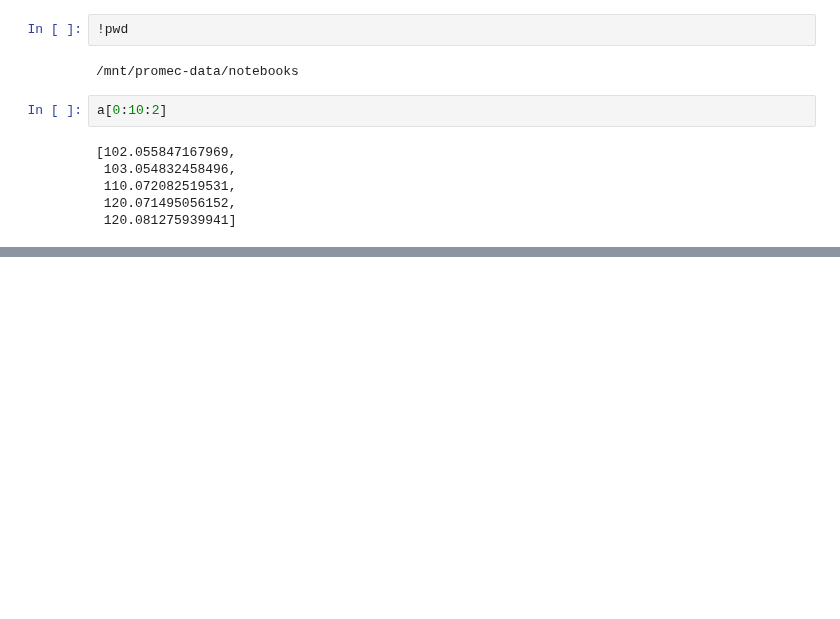
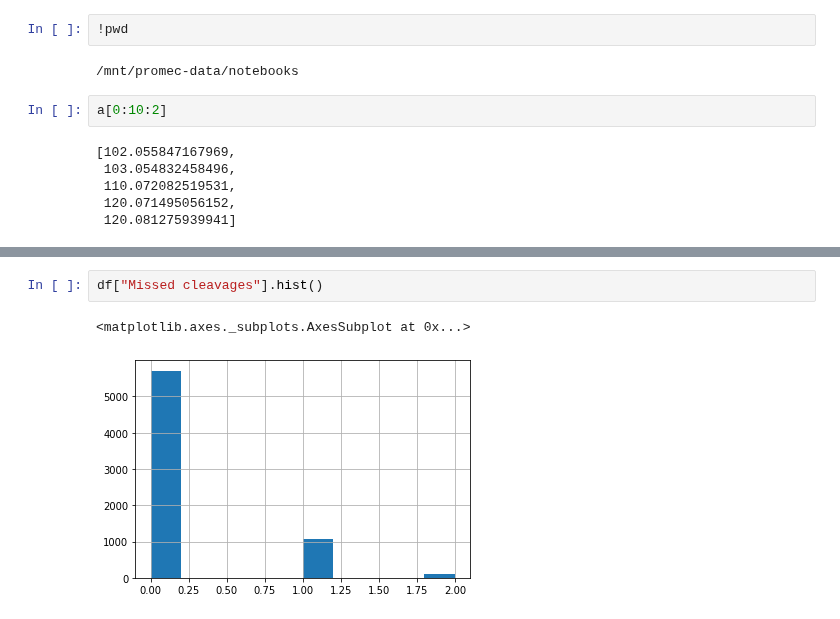
Before and after one commit to animesh/notebooks, a Jupyter notebook: pepFrag.ipynb, the cells around one changed output, grey strips where cells are left out. Saved outputs shown, nothing was run; the diff lists cells and outputs as text; blank space fills up the shorter version.

```diff
--- a/pepFrag.ipynb
+++ b/pepFrag.ipynb
@@ -122,0 +167,5 @@ a[0:10:2]
+# %%
+df["Missed cleavages"].hist()
+# %% [output]
+<matplotlib.axes._subplots.AxesSubplot at 0x...>
+[figure, added]
```
Also changed, not shown: parts of 13 cells of this notebook, 6 other files.
